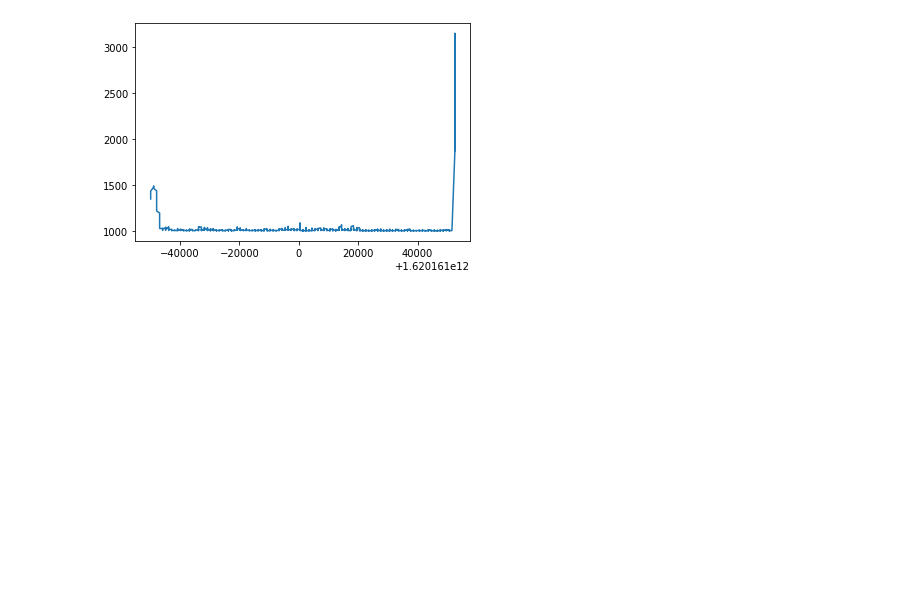
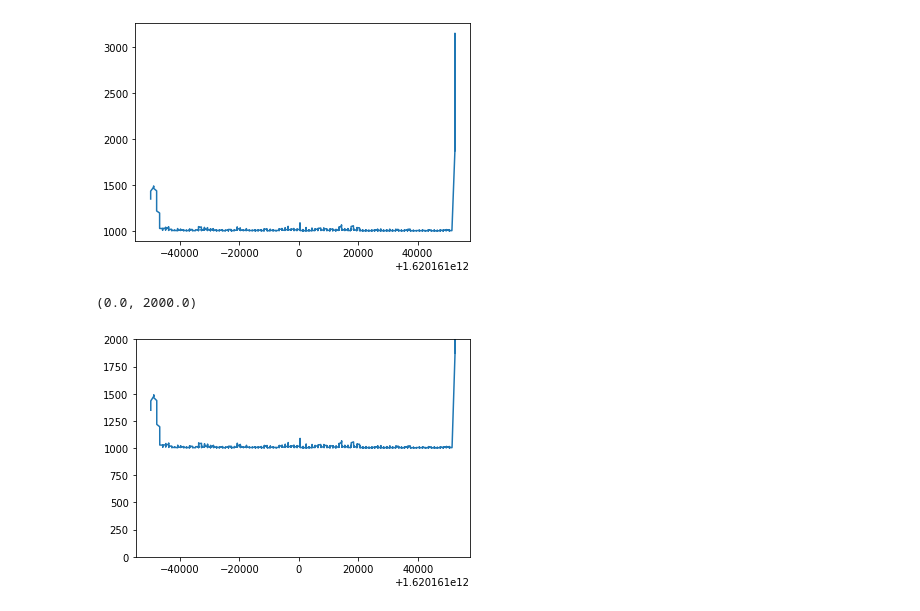
Before and after one commit to taoprajjwal/Project2-Prajjwal-Romeno, a Jupyter notebook: Graphs/Plot Congestion window.ipynb, the cells around one changed output. Saved outputs shown, nothing was run; the diff lists cells and outputs as text; code cells hidden in the pictures; blank space fills up the shorter version.

```diff
--- a/Graphs/Plot Congestion window.ipynb
+++ b/Graphs/Plot Congestion window.ipynb
@@ -84,3 +106,9 @@ plt.plot(df["Time"],df["Window"])
 # %% [output]
 [<matplotlib.lines.Line2D at 0x...>]
 [figure]
+# %%
+plt.plot(df["Time"],df["Window"])
+plt.ylim(0,2000)
+# %% [output]
+(0.0, 2000.0)
+[figure, added]
```
Also changed, not shown: parts of 10 cells of this notebook.
